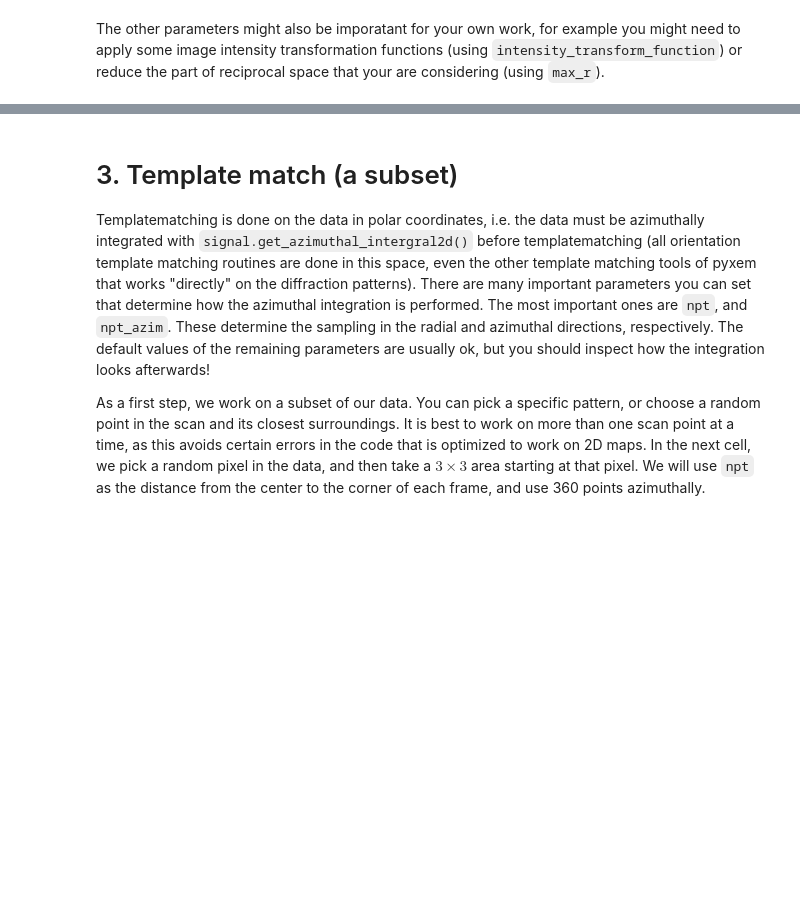
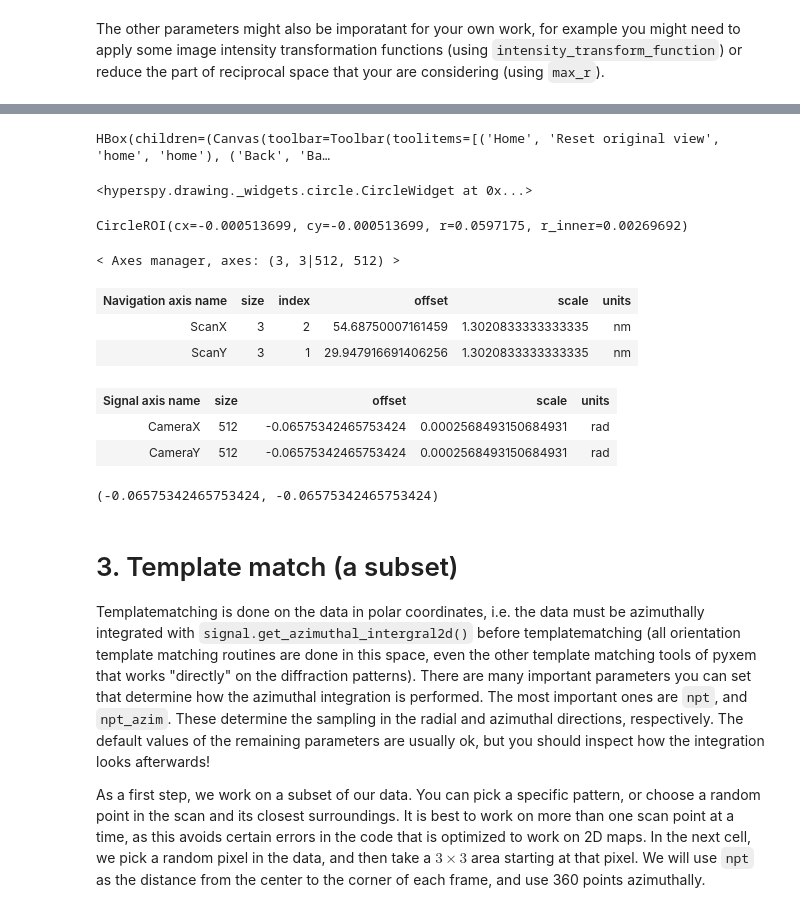
Before and after one commit to ingridmzg/master-code, a Jupyter notebook: Templatematching.ipynb, the cells around one changed output, grey strips where cells are left out. Saved outputs shown, nothing was run; the diff lists cells and outputs as text; code cells hidden in the pictures; blank space fills up the shorter version.

Commit message:
inspect offset

```diff
--- a/Templatematching.ipynb
+++ b/Templatematching.ipynb
@@ -274,0 +277,21 @@ simulations.plot(interactive=True)
+# %%
+subset.plot(norm='symlog')
+roi = hs.roi.CircleROI(r=0.1)
+roi.add_widget(subset, axes=(2,3))
+# %% [output]
+HBox(children=(Canvas(toolbar=Toolbar(toolitems=[('Home', 'Reset original view', 'home', 'home'), ('Back', 'Ba…
+<hyperspy.drawing._widgets.circle.CircleWidget at 0x...>
+# %%
+roi
+# %% [output]
+CircleROI(cx=-0.000513699, cy=-0.000513699, r=0.0597175, r_inner=0.00269692)
+# %%
+subset.axes_manager
+# %% [output]
+< Axes manager, axes: (3, 3|512, 512) >
+| Navigation axis name | size | index | offset | scale | units |
+| ScanX | 3 | 2 | 54.68750007161459 | 1.3020833333333335 | nm |
+| ScanY | 3 | 1 | 29.947916691406256 | 1.3020833333333335 | nm |
+| Signal axis name | size |  | offset | scale | units |
+| CameraX | 512 |  | -0.06575342465753424 | 0.0002568493150684931 | rad |
+| CameraY | 512 |  | -0.06575342465753424 | 0.0002568493150684931 | rad |
@@ -274,0 +305,4 @@ simulations.plot(interactive=True)
+# %%
+print(old_offsets)
+# %% [output]
+(-0.06575342465753424, -0.06575342465753424)
```
Also changed, not shown: parts of 16 cells of this notebook.
